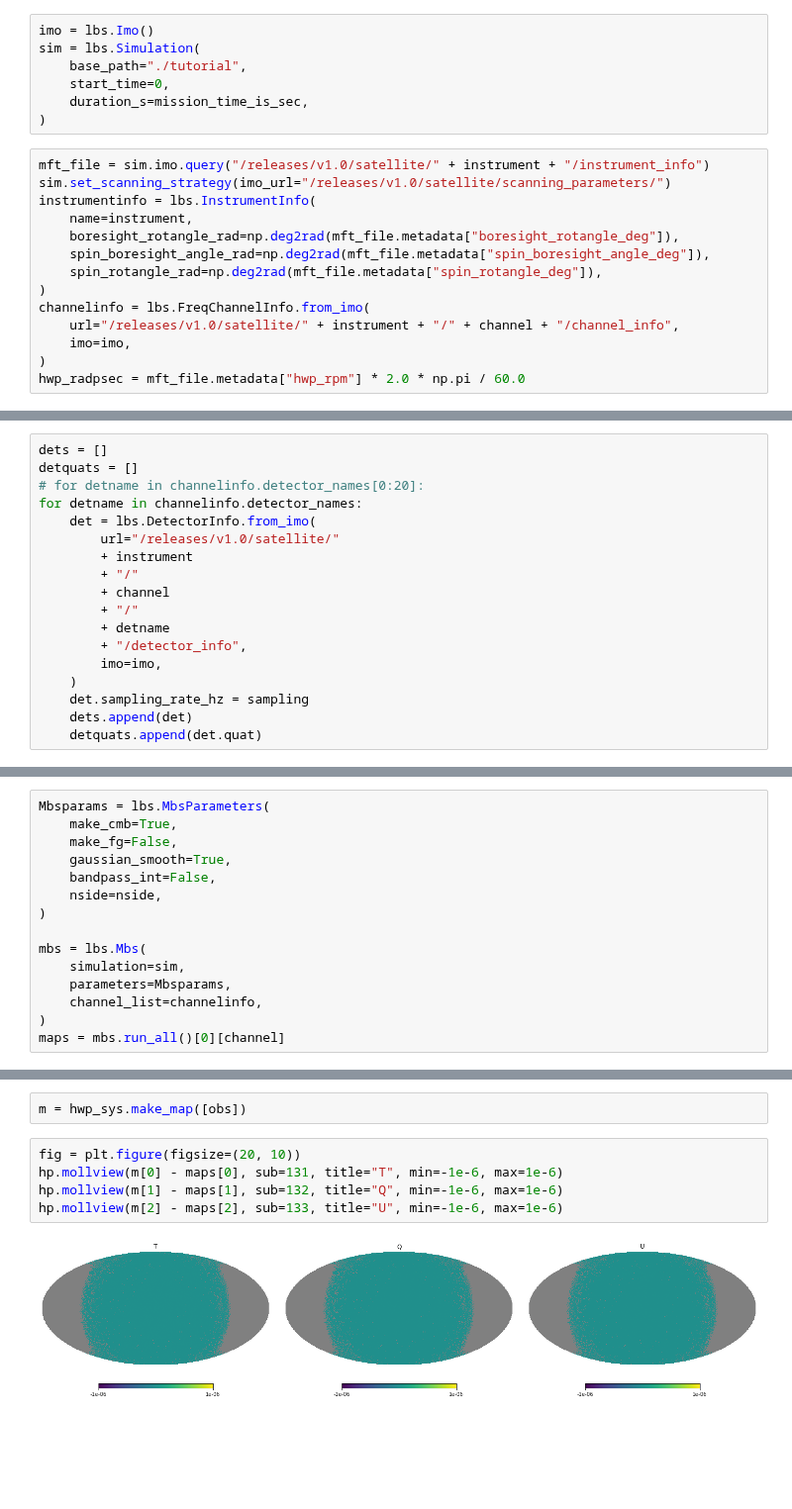
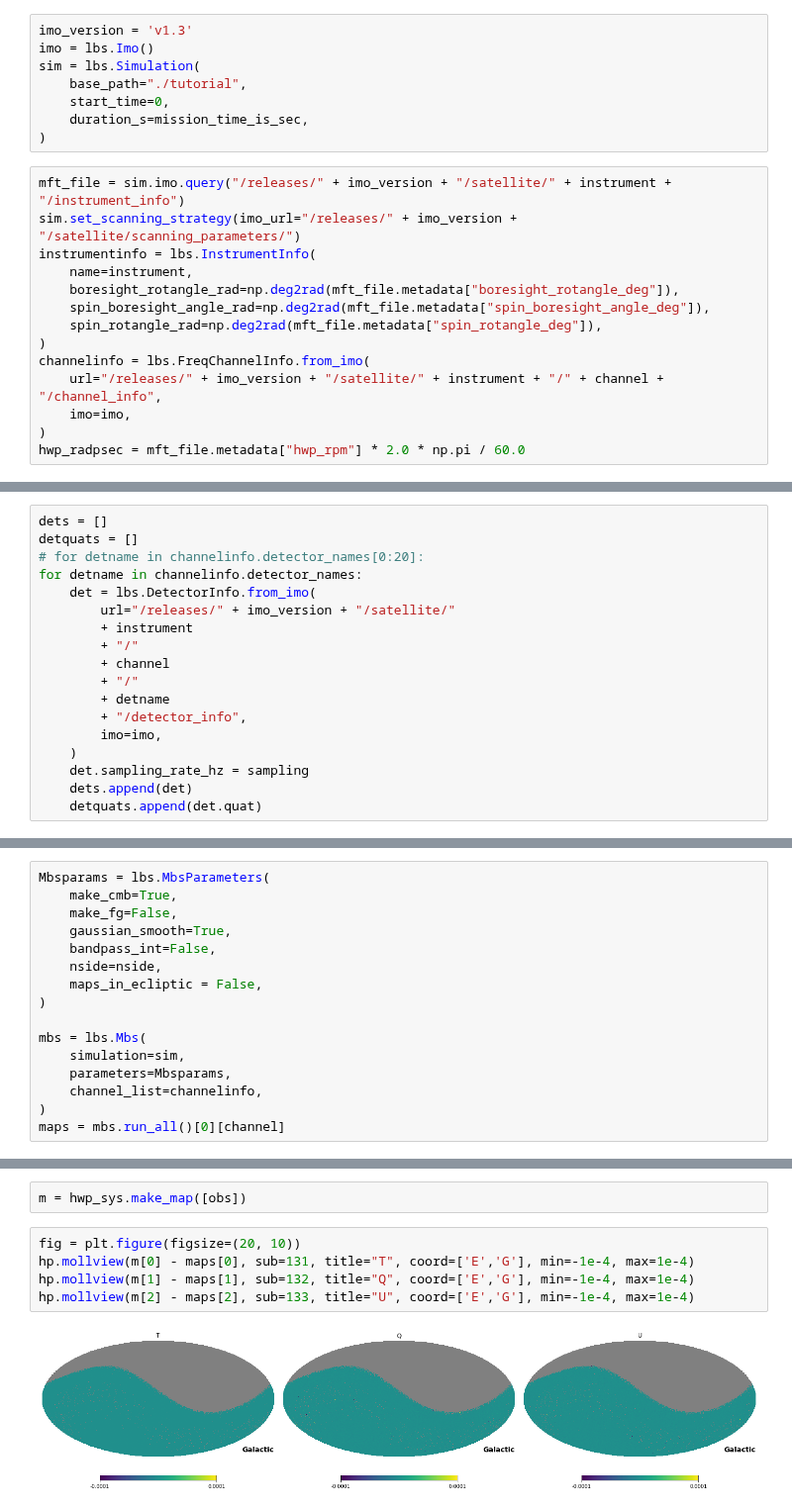
Before and after one commit to litebird/litebird_sim, a Jupyter notebook: litebird_sim/hwp_sys/examples/simple_scan.ipynb, the cells around one changed output, grey strips where cells are left out. Shown at 99% size. Saved outputs shown, nothing was run; the diff lists cells and outputs as text; blank space fills up the shorter version.

Commit message:
updated with imo version

```diff
--- a/litebird_sim/hwp_sys/examples/simple_scan.ipynb
+++ b/litebird_sim/hwp_sys/examples/simple_scan.ipynb
@@ -11,6 +11,7 @@ instrument = "MFT"
 channel = "M1-140"
 sampling = 1  # this replaces channelinfo.sampling_rate_hz
 # %%
+imo_version = 'v1.3'
 imo = lbs.Imo()
 sim = lbs.Simulation(
     base_path="./tutorial",
@@ -18,8 +19,8 @@ sim = lbs.Simulation(
     duration_s=mission_time_is_sec,
 )
 # %%
-mft_file = sim.imo.query("/releases/v1.0/satellite/" + instrument + "/instrument_info")
-sim.set_scanning_strategy(imo_url="/releases/v1.0/satellite/scanning_parameters/")
+mft_file = sim.imo.query("/releases/" + imo_version + "/satellite/" + instrument + "/instrument_info")
+sim.set_scanning_strategy(imo_url="/releases/" + imo_version + "/satellite/scanning_parameters/")
 instrumentinfo = lbs.InstrumentInfo(
     name=instrument,
     boresight_rotangle_rad=np.deg2rad(mft_file.metadata["boresight_rotangle_deg"]),
@@ -27,7 +28,7 @@ instrumentinfo = lbs.InstrumentInfo(
     spin_rotangle_rad=np.deg2rad(mft_file.metadata["spin_rotangle_deg"]),
 )
 channelinfo = lbs.FreqChannelInfo.from_imo(
-    url="/releases/v1.0/satellite/" + instrument + "/" + channel + "/channel_info",
+    url="/releases/" + imo_version + "/satellite/" + instrument + "/" + channel + "/channel_info",
     imo=imo,
 )
 hwp_radpsec = mft_file.metadata["hwp_rpm"] * 2.0 * np.pi / 60.0
@@ -37,7 +40,7 @@ detquats = []
 # for detname in channelinfo.detector_names[0:20]:
 for detname in channelinfo.detector_names:
     det = lbs.DetectorInfo.from_imo(
-        url="/releases/v1.0/satellite/"
+        url="/releases/" + imo_version + "/satellite/"
         + instrument
         + "/"
         + channel
@@ -67,6 +88,7 @@ Mbsparams = lbs.MbsParameters(
     gaussian_smooth=True,
     bandpass_int=False,
     nside=nside,
+    maps_in_ecliptic = False,
 )
 
 mbs = lbs.Mbs(
@@ -141,8 +173,8 @@ hwp_sys.fill_tod(obs, pointings, hwp_radpsec)
 m = hwp_sys.make_map([obs])
 # %%
 fig = plt.figure(figsize=(20, 10))
-hp.mollview(m[0] - maps[0], sub=131, title="T", min=-1e-6, max=1e-6)
-hp.mollview(m[1] - maps[1], sub=132, title="Q", min=-1e-6, max=1e-6)
-hp.mollview(m[2] - maps[2], sub=133, title="U", min=-1e-6, max=1e-6)
+hp.mollview(m[0] - maps[0], sub=131, title="T", coord=['E','G'], min=-1e-4, max=1e-4)
+hp.mollview(m[1] - maps[1], sub=132, title="Q", coord=['E','G'], min=-1e-4, max=1e-4)
+hp.mollview(m[2] - maps[2], sub=133, title="U", coord=['E','G'], min=-1e-4, max=1e-4)
 # %% [output]
-[figure, old version]
+[figure, new version]
```
Also changed, not shown: parts of 6 cells of this notebook.
